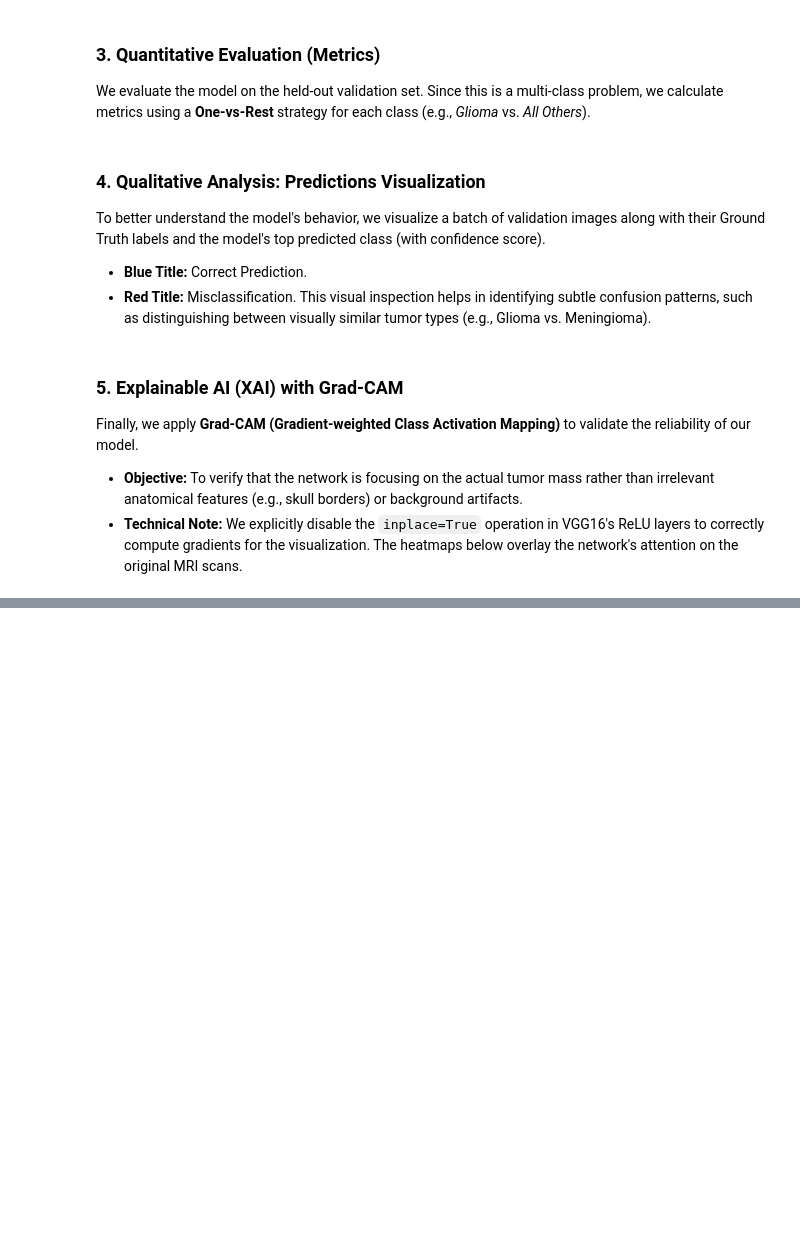
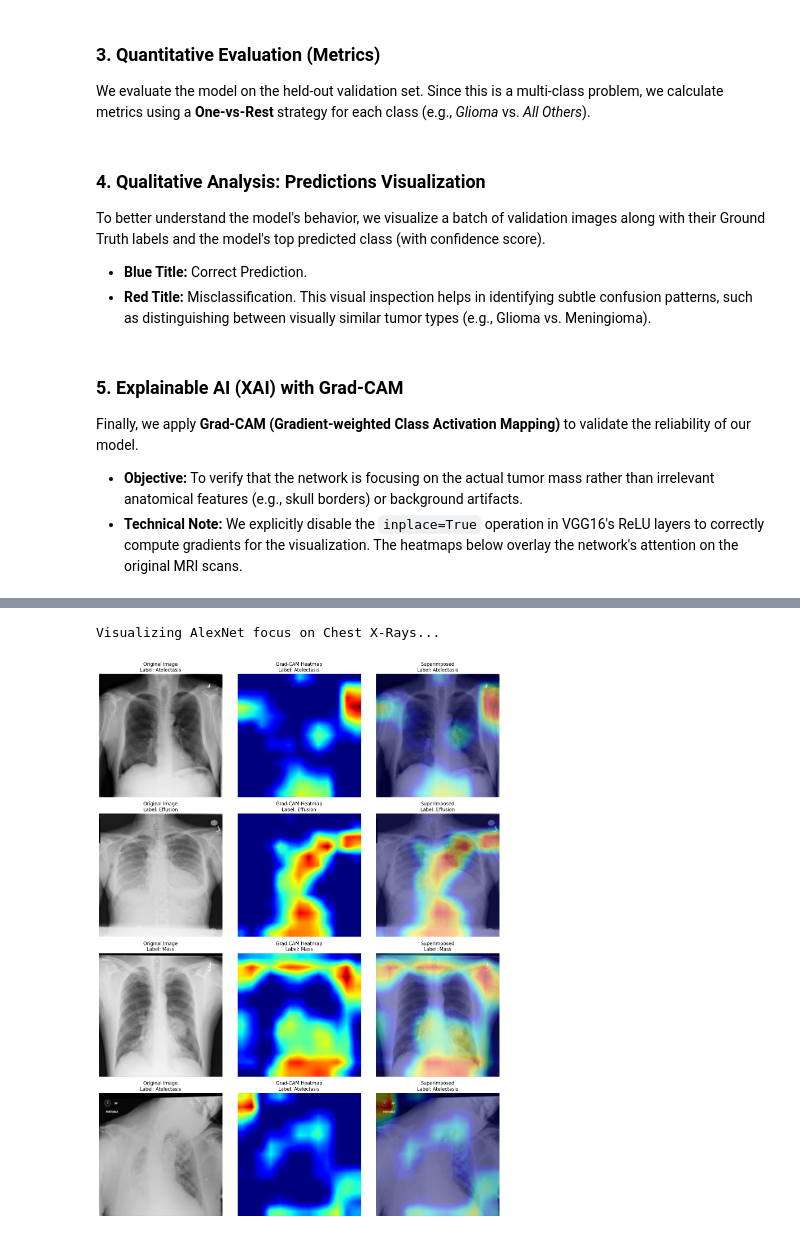
Before and after one commit to vbertei/BrainMRITumorSegmentation, a Jupyter notebook: Progetto_CV_MIRCV.ipynb, the cells around one changed output, grey strips where cells are left out. Cells and saved outputs as stored; diff of their text form; code cells hidden in the pictures; blank space fills up the shorter version.

Commit message:
added AlexNet implementation for chestxray dataset

```diff
--- a/Progetto_CV_MIRCV.ipynb
+++ b/Progetto_CV_MIRCV.ipynb
@@ -320,7 +340,7 @@ def train_model(model, dataloaders, criterion, optimizer, num_epochs=10):
 
 dataloaders_dict = {'Train': train_loader, 'Val': val_loader}
 
-model, history = train_model(model, dataloaders_dict, criterion, optimizer, num_epochs=5)
+#model, history = train_model(model, dataloaders_dict, criterion, optimizer, num_epochs=5)
 # %%
 model_save_path = "./models/vgg16_chestxray.pkl"
 
@@ -1090,0 +1174,38 @@ plot_gradcam_mri(vgg_mri, val_mri_ds, device, class_names_mri, n_samples=4)
+# %%
+# 1. Load AlexNet
+alexnet_chest = models.alexnet(pretrained=True)
+
+# 2. Freeze Features
+for param in alexnet_chest.features.parameters():
+  param.requires_grad = False
+
+# 3. Modify Classifier
+num_features = alexnet_chest.classifier[6].in_features
+num_classes = len(train_dataset.all_labels)
+
+alexnet_chest.classifier[6] = nn.Linear(num_features, num_classes)
+alexnet_chest = alexnet_chest.to(device)
+
+print(f"AlexNet modified for Chest X-Ray. Input features: {num_features}, Output classes: {num_classes}")
+
+# 4. Optimizer
+optimizer_alex = optim.SGD(alexnet_chest.classifier.parameters(), lr=0.001, momentum=0.9)
+
+print("\nStarting Training AlexNet on Chest X-Ray Dataset...")
+model_alex_chest, history_alex_chest = train_model(
+    alexnet_chest,
+    dataloaders_dict,
+    criterion_weighted,
+    optimizer_alex,
+    num_epochs=5
+)
+
+torch.save(model_alex_chest, "./models/alexnet_chest_weighted.pkl")
+print("Model saved.")
+
+history_save_path = "./models/alexnet_chest_weighted_history.pkl"
+
+with open(history_save_path, 'wb') as f:
+    pickle.dump(history, f)
+
+print(f"History saved to {history_save_path}")
@@ -1090,0 +1294,8 @@ plot_gradcam_mri(vgg_mri, val_mri_ds, device, class_names_mri, n_samples=4)
+# %%
+model_alex_chest = fix_inplace_relu(model_alex_chest)
+
+print("Visualizing AlexNet focus on Chest X-Rays...")
+plot_gradcam(model_alex_chest, val_dataset, device, n_samples=4)
+# %% [output]
+Visualizing AlexNet focus on Chest X-Rays...
+[figure, added]
```
Also changed, not shown: parts of 15 cells of this notebook.
